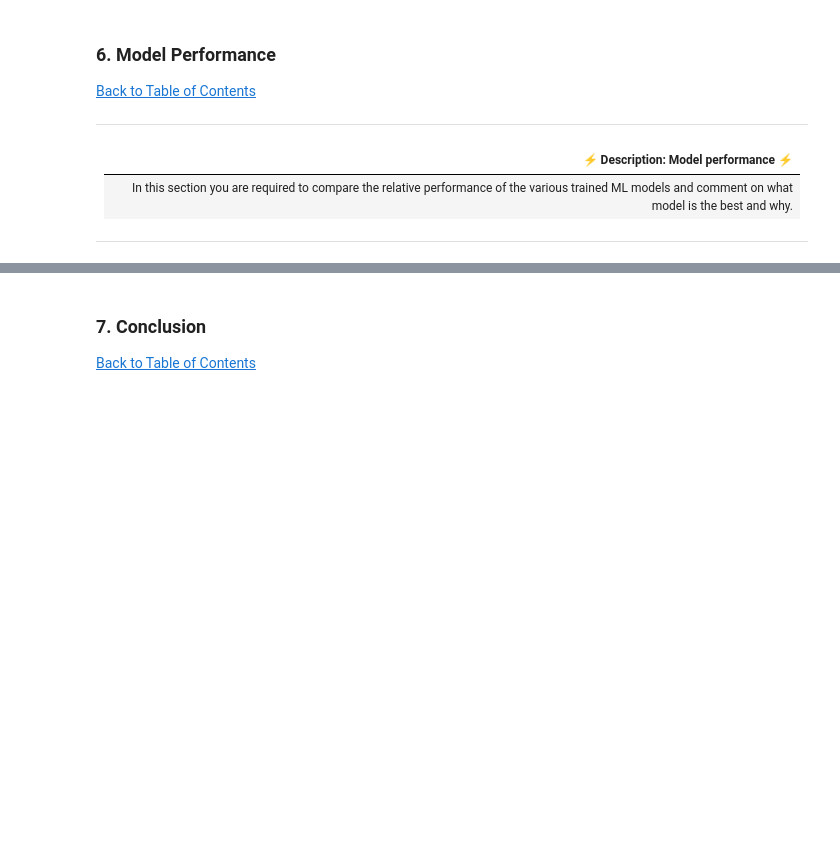
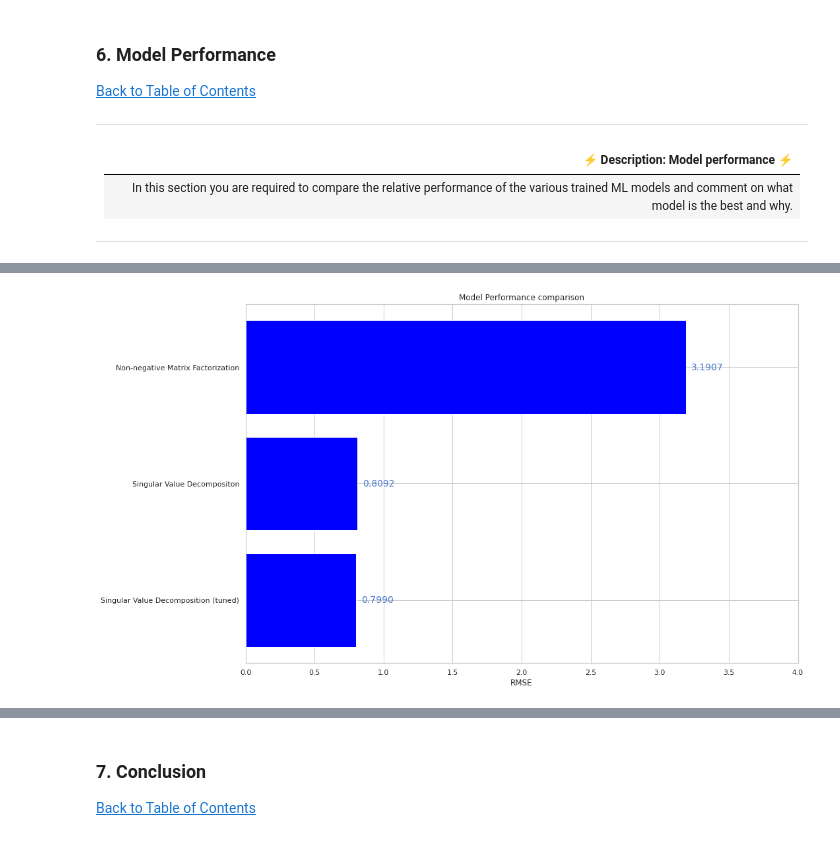
Before and after one commit to MrSathekge/Unsupervised-Learning-Sprint-2207FTDS-Team-JM5, a Jupyter notebook: uml-team-jm5.ipynb, the cells around one changed output, grey strips where cells are left out. Drawn from its saved outputs; the diff is of its cells as text; code cells hidden in the pictures; blank space fills up the shorter version.

Commit message:
finished model performance graphs and added markdowns

```diff
--- a/uml-team-jm5.ipynb
+++ b/uml-team-jm5.ipynb
@@ -1082,8 +689,8 @@ Singular value decomposition (SVD) is a collaborative filtering method for movie
 # %%
 svd_model2 = SVD(n_epochs=35,n_factors=400,init_std_dev=0.001,random_state=42,verbose=True)
 svd_model2.fit(trainset)
-svd_predictions = svd_model2.test(testset)
-svd_rmse2 = accuracy.rmse(svd_predictions)
+svd_predictions2 = svd_model2.test(testset)
+svd_rmse2 = accuracy.rmse(svd_predictions2)
 # %% [output]
 Processing epoch 0
 Processing epoch 1
@@ -1105,8 +712,8 @@ RMSE: 0.8092
 # %%
 svd_model3 = SVD(n_epochs=50,n_factors=400,init_std_dev=0.001,random_state=42,verbose=True)
 svd_model3.fit(trainset)
-svd_predictions = svd_model3.test(testset
-svd_rmse3 = accuracy.rmse(svd_predictions)
+svd_predictions3 = svd_model3.test(testset)
+svd_rmse3 = accuracy.rmse(svd_predictions3)
 # %% [output]
 Processing epoch 0
 Processing epoch 1
@@ -1162,7 +758,7 @@ COMET INFO: Experiment is live on comet.com https://www.comet.com/mrsathekge/uns
 # %%
 # Log the parameters of your model
-svd_rmse2 = accuracy.rmse(svd_predictions)
-mae = accuracy.mae(svd_predictions)
+svd_rmse2 = accuracy.rmse(svd_predictions2)
+mae = accuracy.mae(svd_predictions2)
 
 # Add metrics to Perfermance Dataframe
 svd_metrics = {'model': 'SVD', 'RMSE': svd_rmse2,
@@ -1338,0 +895,16 @@ slo_rmse=accuracy.rmse(slo_predictions)
+# %%
+#Bar graph with the RMSE score for each model\n",
+models = ['Non-negative Matrix Factorization', 'Singular Value Decompositon', 'Singular Value Decomposition (tuned)']
+rmse = [nmf_rmse,svd_rmse2,svd_rmse3]
+fig, ax = plt.subplots()
+hbars = ax.barh(models, rmse, align='center',color=['blue'])
+ax.set_yticks(models, labels= models)
+ax.invert_yaxis()  # labels read top-to-bottom
+ax.set_xlabel('RMSE')
+ax.set_title('Model Performance comparison')
+ax.bar_label(hbars, fmt='%.4f',padding=8, color='b', fontsize=14)
+ax.set_xlim(right=4)
+
+plt.show()
+# %% [output]
+[figure, added]
```
Also changed, not shown: parts of 73 cells of this notebook.
